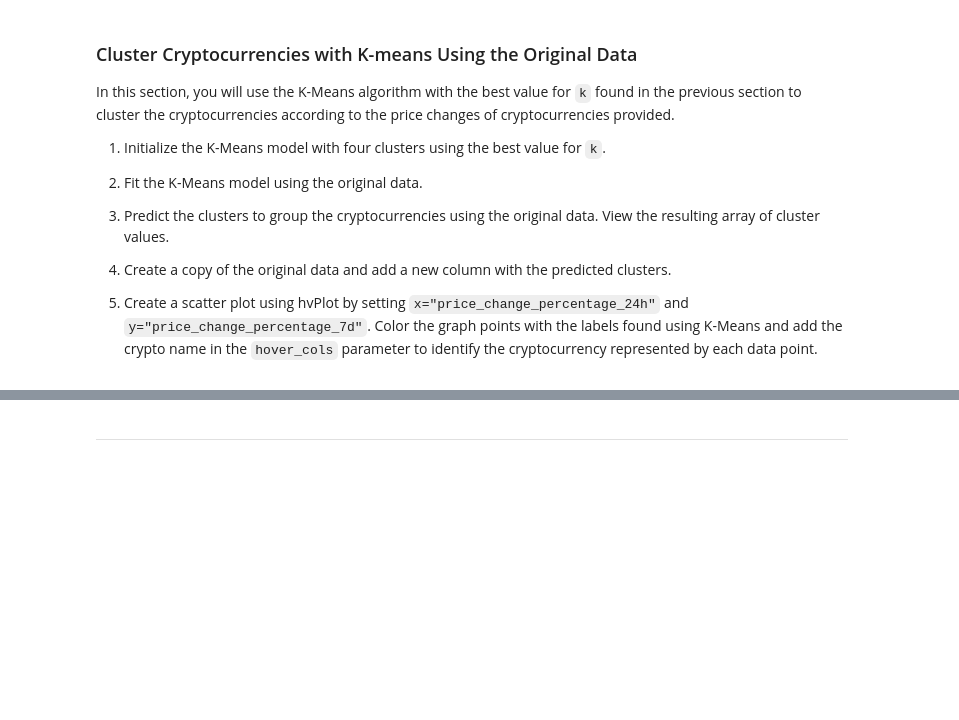
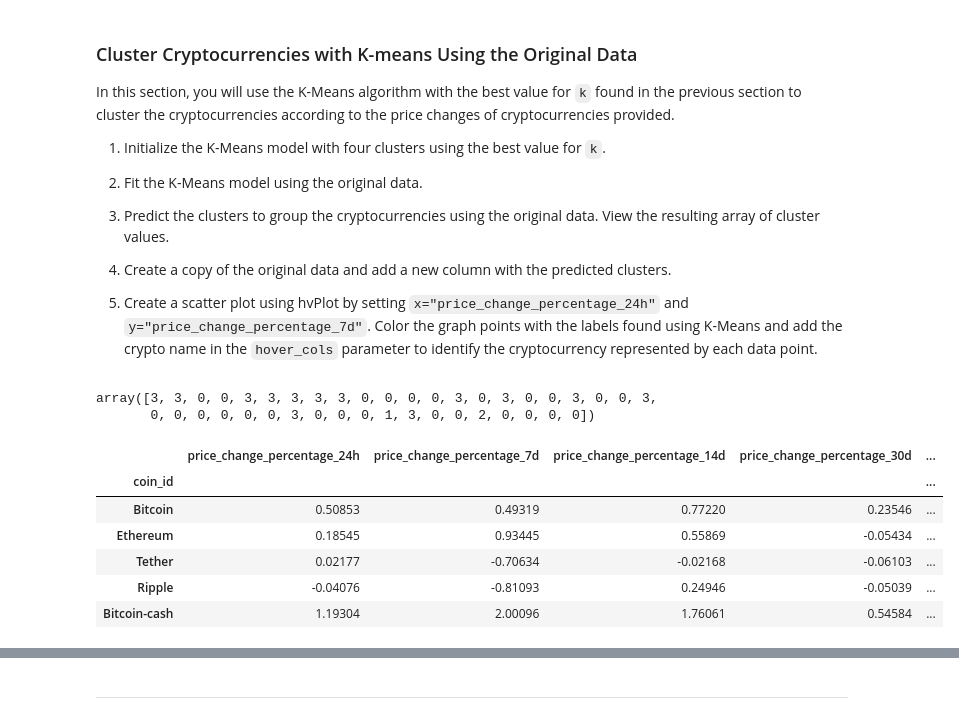
Before and after one commit to oneor11/fintech-cryptocurrency-kmeans-clustering, a Jupyter notebook: crypto_investments.ipynb, the cells around one changed output, grey strips where cells are left out. Saved outputs shown, nothing was run; the diff lists cells and outputs as text; code cells hidden in the pictures; blank space fills up the shorter version.

Commit message:
Cluster cryptocurrencies with K-means
Used the original data with K-means to establish 4 clusters and
visualize on a scatter plot.

```diff
--- a/crypto_investments.ipynb
+++ b/crypto_investments.ipynb
@@ -221,3 +223,33 @@ In this section, you will use the K-Means algorithm with the best value for `k`
 4. Create a copy of the original data and add a new column with the predicted clusters.
 
 5. Create a scatter plot using hvPlot by setting `x="price_change_percentage_24h"` and `y="price_change_percentage_7d"`. Color the graph points with the labels found using K-Means and add the crypto name in the `hover_cols` parameter to identify the cryptocurrency represented by each data point.
+# %%
+# Initialize teh K-Means model with four clusters, since that was the best value for k
+model = KMeans(n_clusters = 4)
+
+# Fit the K-Means model using the original data
+model.fit(df_market_data_scaled)
+
+#Predict the clusters to group the cryptocurrencies using the original data.
+market_data_clusters = model.predict(df_market_data_scaled)
+market_data_clusters
+# %% [output]
+array([3, 3, 0, 0, 3, 3, 3, 3, 3, 0, 0, 0, 0, 3, 0, 3, 0, 0, 3, 0, 0, 3,
+       0, 0, 0, 0, 0, 0, 3, 0, 0, 0, 1, 3, 0, 0, 2, 0, 0, 0, 0])
+# %%
+# Create a copy of the original data and add a new column with the predicted clusters.
+df_market_data_clusters = df_market_data_scaled.copy()
+df_market_data_clusters['Market Data Cluster'] = market_data_clusters
+
+# Capitalize coin name for more effective visualizations
+df_market_data_clusters.index = df_market_data_clusters.index.str.capitalize()
+
+df_market_data_clusters.head()
+# %% [output]
+|  | price_change_percentage_24h | price_change_percentage_7d | price_change_percentage_14d | price_change_percentage_30d | ... |
+| coin_id |  |  |  |  | ... |
+| Bitcoin | 0.50853 | 0.49319 | 0.77220 | 0.23546 | ... |
+| Ethereum | 0.18545 | 0.93445 | 0.55869 | -0.05434 | ... |
+| Tether | 0.02177 | -0.70634 | -0.02168 | -0.06103 | ... |
+| Ripple | -0.04076 | -0.81093 | 0.24946 | -0.05039 | ... |
+| Bitcoin-cash | 1.19304 | 2.00096 | 1.76061 | 0.54584 | ... |
```
Also changed, not shown: parts of 2 cells of this notebook.
